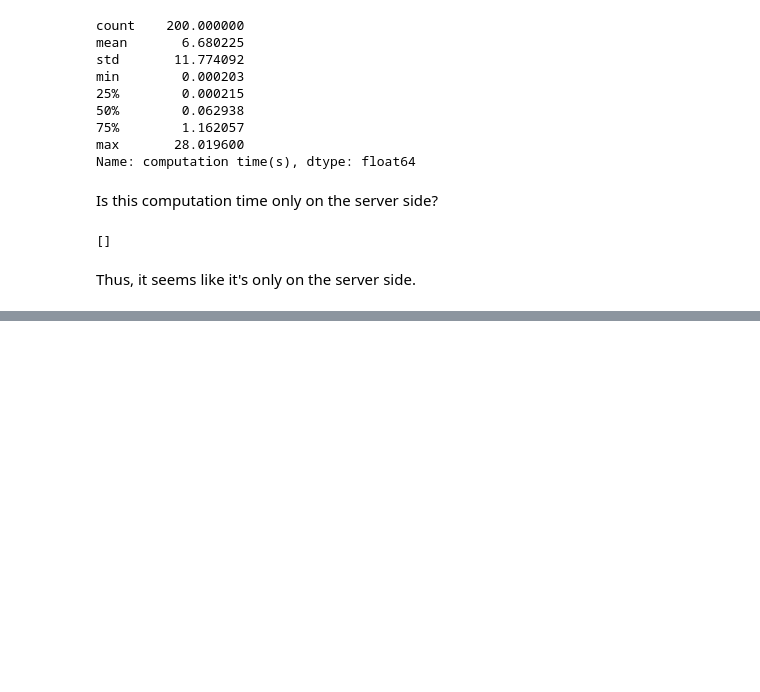
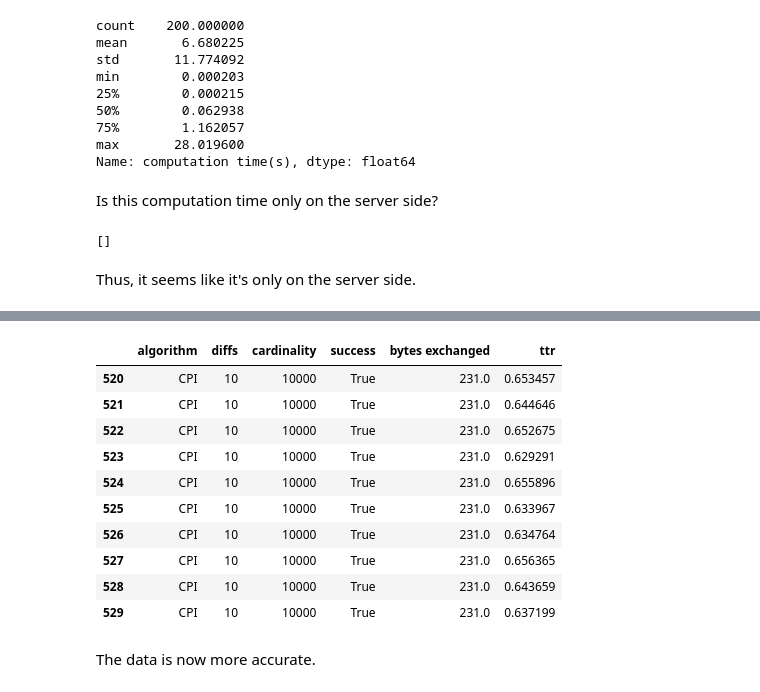
Before and after one commit to nislab/gensync, a Jupyter notebook: run/analysis.ipynb, the cells around one changed output, grey strips where cells are left out. Drawn from its saved outputs; the diff is of its cells as text; code cells hidden in the pictures; blank space fills up the shorter version.

```diff
--- a/run/analysis.ipynb
+++ b/run/analysis.ipynb
@@ -283,0 +346,18 @@ Thus, it seems like it's only on the server side.
+# %%
+d_1018_fix = ca.parse('plain_data/gensync_968760679_1018.csv', summarize=True)
+d_1018 = ca.fix(d_1018, d_1018_fix)
+d_1018[(d_1018['algorithm'] == 'CPI') & (d_1018['diffs'] == 10)]
+# %% [output]
+|  | algorithm | diffs | cardinality | success | bytes exchanged | ttr |
+| 520 | CPI | 10 | 10000 | True | 231.0 | 0.653457 |
+| 521 | CPI | 10 | 10000 | True | 231.0 | 0.644646 |
+| 522 | CPI | 10 | 10000 | True | 231.0 | 0.652675 |
+| 523 | CPI | 10 | 10000 | True | 231.0 | 0.629291 |
+| 524 | CPI | 10 | 10000 | True | 231.0 | 0.655896 |
+| 525 | CPI | 10 | 10000 | True | 231.0 | 0.633967 |
+| 526 | CPI | 10 | 10000 | True | 231.0 | 0.634764 |
+| 527 | CPI | 10 | 10000 | True | 231.0 | 0.656365 |
+| 528 | CPI | 10 | 10000 | True | 231.0 | 0.643659 |
+| 529 | CPI | 10 | 10000 | True | 231.0 | 0.637199 |
+# %% [markdown]
+The data is now more accurate.
```
Also changed, not shown: parts of 21 cells of this notebook, 5 other files.
